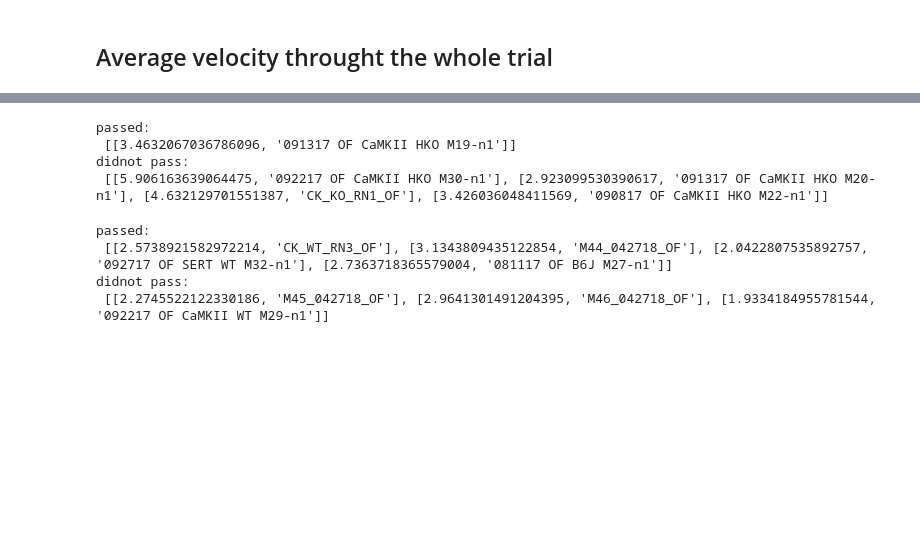
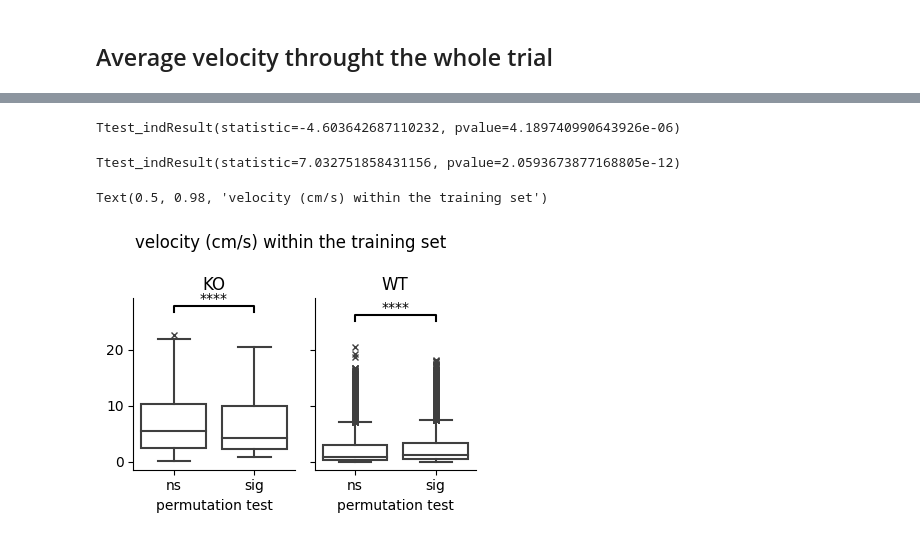
Before and after one commit to kisaragiRY/decoding-DG, a Jupyter notebook: notebooks/4-individual-analysis/1-varied-num-of-samples/03-check-movement.ipynb, the cells around one changed output, grey strips where cells are left out. Cells and saved outputs as stored; diff of their text form; code cells hidden in the pictures; blank space fills up the shorter version.

Commit message:
not able to check the movement within training set since it's been discretized #76

```diff
--- a/notebooks/4-individual-analysis/1-varied-num-of-samples/03-check-movement.ipynb
+++ b/notebooks/4-individual-analysis/1-varied-num-of-samples/03-check-movement.ipynb
@@ -150,14 +93,0 @@ Text(0.5, 0.98, 'average velocity (s) across the whole trial')
-# %%
-print(f"passed: \n {pass_res_KO} \ndidnot pass: \n {not_pass_res_KO}")
-# %% [output]
-passed:
- [[3.4632067036786096, '091317 OF CaMKII HKO M19-n1']]
-didnot pass:
- [[5.906163639064475, '092217 OF CaMKII HKO M30-n1'], [2.923099530390617, '091317 OF CaMKII HKO M20-n1'], [4.632129701551387, 'CK_KO_RN1_OF'], [3.426036048411569, '090817 OF CaMKII HKO M22-n1']]
-# %%
-print(f"passed: \n {pass_res_WT} \ndidnot pass: \n {not_pass_res_WT}")
-# %% [output]
-passed:
- [[2.5738921582972214, 'CK_WT_RN3_OF'], [3.1343809435122854, 'M44_042718_OF'], [2.0422807535892757, '092717 OF SERT WT M32-n1'], [2.7363718365579004, '081117 OF B6J M27-n1']]
-didnot pass:
- [[2.2745522122330186, 'M45_042718_OF'], [2.9641301491204395, 'M46_042718_OF'], [1.9334184955781544, '092217 OF CaMKII WT M29-n1']]
@@ -163,0 +127,47 @@ didnot pass:
+# %%
+stats.ttest_ind(pass_res_KO, not_pass_res_KO)
+# %% [output]
+Ttest_indResult(statistic=-4.603642687110232, pvalue=4.189740990643926e-06)
+# %%
+stats.ttest_ind(pass_res_WT, not_pass_res_WT)
+# %% [output]
+Ttest_indResult(statistic=7.032751858431156, pvalue=2.0593673877168805e-12)
+# %%
+fig, axes = plt.subplots(figsize=(4,3), ncols=2, sharey=True, tight_layout=True)
+sns.despine()
+
+
+sns.boxplot([not_pass_res_KO, pass_res_KO],
+            ax=axes[0],
+            boxprops={"facecolor": (0, 0, 0, 0)},
+            flierprops={"marker": "x"})
+label_diff(0, 1, "****",
+           ind=range(2),
+           Y=[np.mean(not_pass_res_KO), np.mean(pass_res_KO)],
+           errors=[np.max(not_pass_res_KO)-5, np.max(pass_res_KO)-5],
+           ax=axes[0],
+           barh=1)
+axes[0].set_title("KO")
+axes[0].set_xticklabels(["ns", "sig"])
+axes[0].set_xlabel("permutation test")
+
+
+sns.boxplot([not_pass_res_WT, pass_res_WT],
+            ax=axes[1],
+            boxprops={"facecolor": (0, 0, 0, 0)},
+            flierprops={"marker": "x"})
+
+label_diff(0, 1, "****",
+           ind=range(2),
+           Y=[np.mean(not_pass_res_WT), np.mean(pass_res_WT)],
+           errors=[np.max(not_pass_res_WT), np.max(pass_res_WT)],
+           ax=axes[1],
+           barh=1)
+axes[1].set_title("WT")
+axes[1].set_xticklabels(["ns", "sig"])
+axes[1].set_xlabel("permutation test")
+
+plt.suptitle("velocity (cm/s) within the training set")
+# %% [output]
+Text(0.5, 0.98, 'velocity (cm/s) within the training set')
+[figure, added]
```
Also changed, not shown: parts of 7 cells of this notebook.
